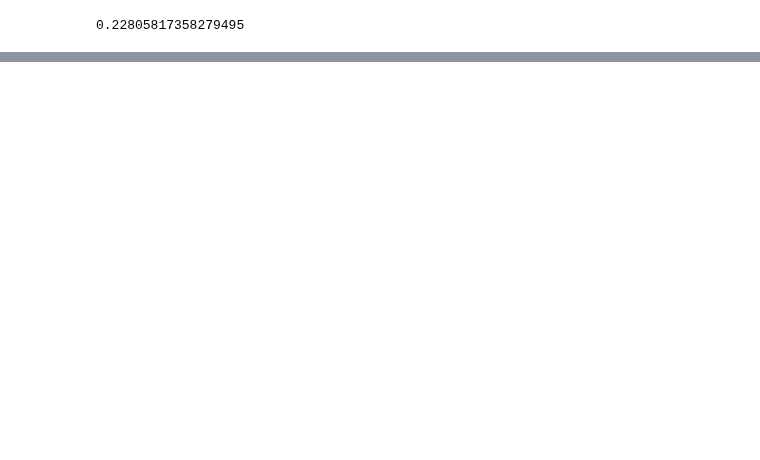
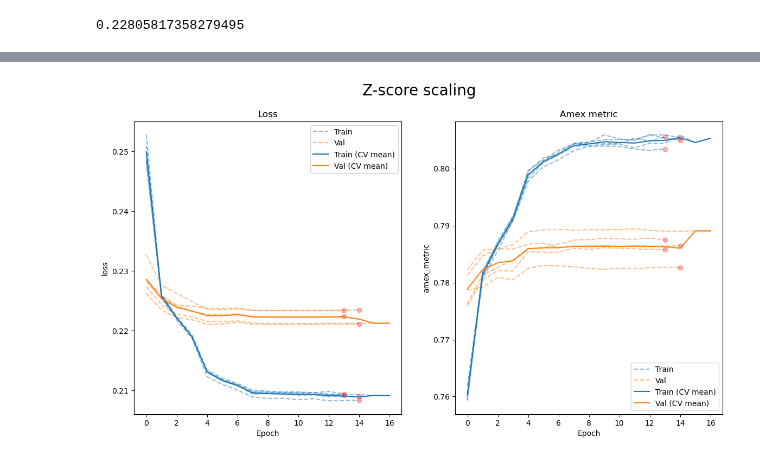
Before and after one commit to marcusGH/edain_paper, a Jupyter notebook: notebooks/static_preprocessing_classes.ipynb, the cells around one changed output, grey strips where cells are left out. Saved outputs shown, nothing was run; the diff lists cells and outputs as text; code cells hidden in the pictures; blank space fills up the shorter version.

```diff
--- a/notebooks/static_preprocessing_classes.ipynb
+++ b/notebooks/static_preprocessing_classes.ipynb
@@ -153,0 +236,6 @@ plt.show()
+# %%
+temp = np.array([[0.0, 1.3, -0.3, 3232, -103.2], [0.1, -0.3, -3, 5, 7]])
+for i in range(temp.shape[1]):
+    a = temp[temp[:, i] <= 0.0, i]
+    print(a)
+raise ValueError("Negative values passed to log. Aborting!")
@@ -681,0 +788,12 @@ array([0.22735007, 0.22445291, 0.2232345 , 0.22275956, 0.22212165,
+# %%
+hist =  np.load("/home/silo1/mas322/experiment-results/mixed-transform-group-0-min-max.npy", allow_pickle=True).item()
+print(f"Final val loss: {hist['val_loss_mean']:.4f} val metric: {hist['val_amex_metric_mean']:.4f}")
+fig, axs = plt.subplots(ncols=2, figsize=(14, 7))
+plot_cv(hist, "loss", axs[0])
+axs[0].set_title("Loss")
+plot_cv(hist, "amex_metric", axs[1])
+axs[1].set_title("Amex metric")
+# axs[1].axhline(0.7862)
+fig.suptitle("Z-score scaling", fontsize=20)
+plt.show()
+# %% [output]
@@ -681,0 +801 @@ array([0.22735007, 0.22445291, 0.2232345 , 0.22275956, 0.22212165,
+[figure, added]
```
Also changed, not shown: parts of 13 cells of this notebook, 3 other files.
